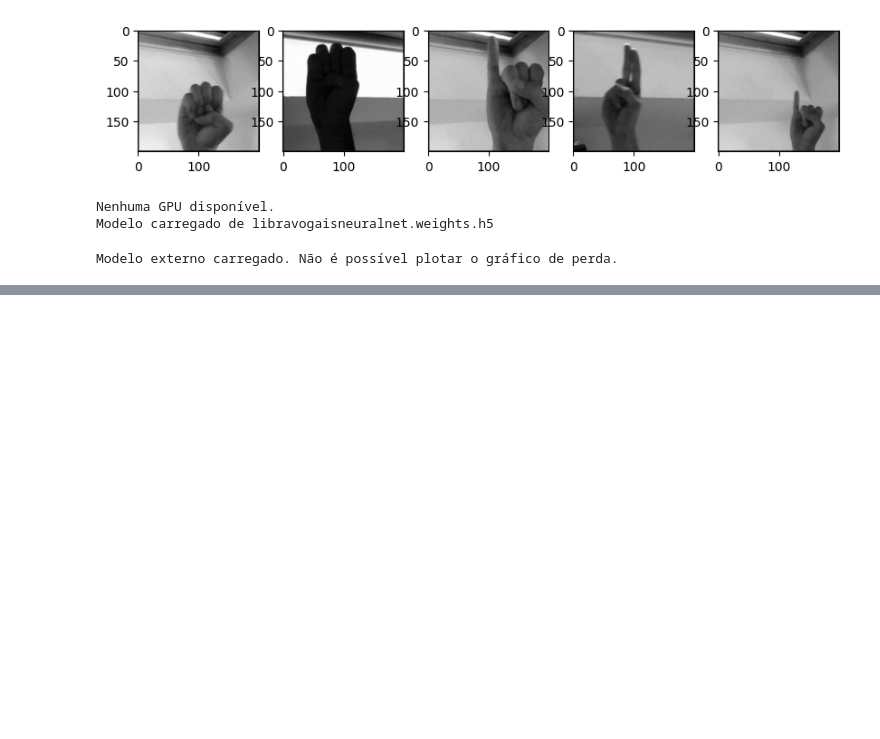
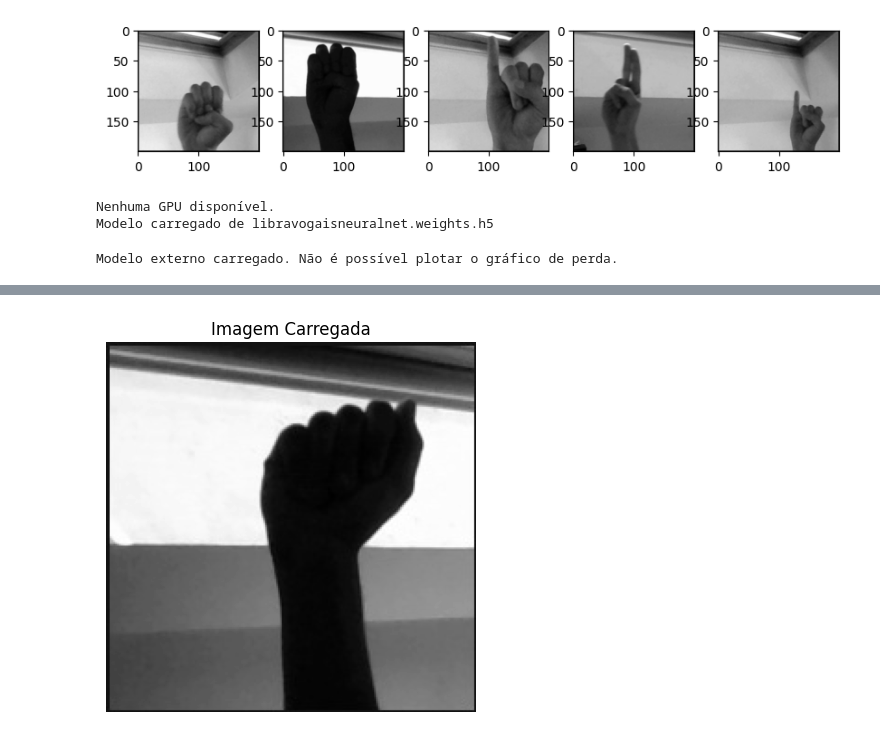
Before and after one commit to Francisco-Jean/IA-TrabalhoFinal, a Jupyter notebook: vogais_libra_train.ipynb, the cells around one changed output, grey strips where cells are left out. Saved outputs shown, nothing was run; the diff lists cells and outputs as text; code cells hidden in the pictures; blank space fills up the shorter version.

```diff
--- a/vogais_libra_train.ipynb
+++ b/vogais_libra_train.ipynb
@@ -151,36 +149,37 @@ acc: 94.87%
 classes = ['A', 'E', 'I', 'O', 'U']
 
 # Carregar a imagem
-img_pred = cv2.imread("EdoKauan.jpg", 0)  # Carregar em escala de cinza
+img_pred = cv2.imread("testes/A_test.jpg", 0)  # Carregar em escala de cinza
 
 # Verificar se a imagem foi carregada corretamente
 if img_pred is None:
     raise FileNotFoundError("A imagem não pôde ser carregada. Verifique o caminho do arquivo.")
 
 # Exibir a imagem
 plt.imshow(img_pred, cmap='gray')
 plt.title("Imagem Carregada")
 plt.axis('off')  # Desativar eixos
 plt.show()
 
 # Redimensionar a imagem para 28x28
 img_pred = cv2.resize(img_pred, target_size)
 
 # Adicionar dimensão do canal (para 1 canal de escala de cinza)
 img_pred = np.expand_dims(img_pred, axis=-1)  # Formato (28, 28, 1)
 
 # Adicionar dimensão do lote (1, 28, 28, 1)
 img_pred = np.expand_dims(img_pred, axis=0)
 
 # Normalizar a imagem (valores entre 0 e 1)
 img_pred = img_pred.astype('float32') / 255.0
 
 # Fazer previsões
 predictions = model1.predict(img_pred)  # Obter as previsões
 pred = np.argmax(predictions, axis=1)  # Obter a classe prevista
 pred_proba = np.max(predictions, axis=1)  # Obter a probabilidade da classe prevista
 pred_proba = "%.2f%%" % (pred_proba[0] * 100)  # Formatar a probabilidade como porcentagem
 
 # Exibir resultados
 print("Classe prevista:", classes[pred[0]], "com confiança de", pred_proba)
 # %% [output]
+[figure, added]
```
Also changed, not shown: parts of 2 cells of this notebook, 5 other files.
